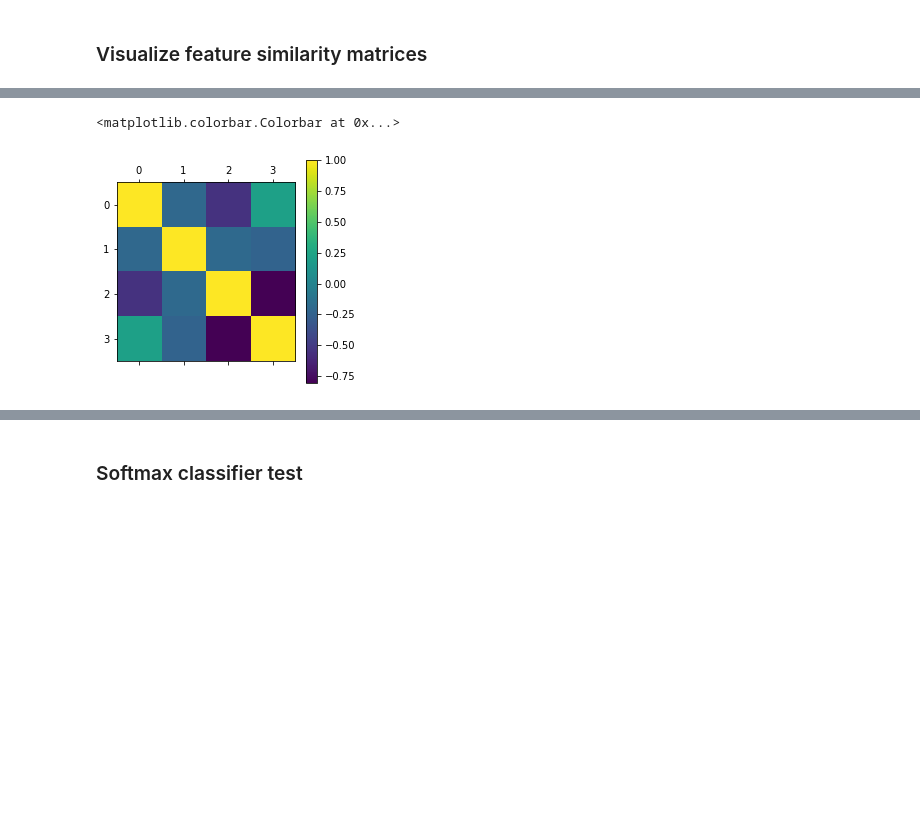
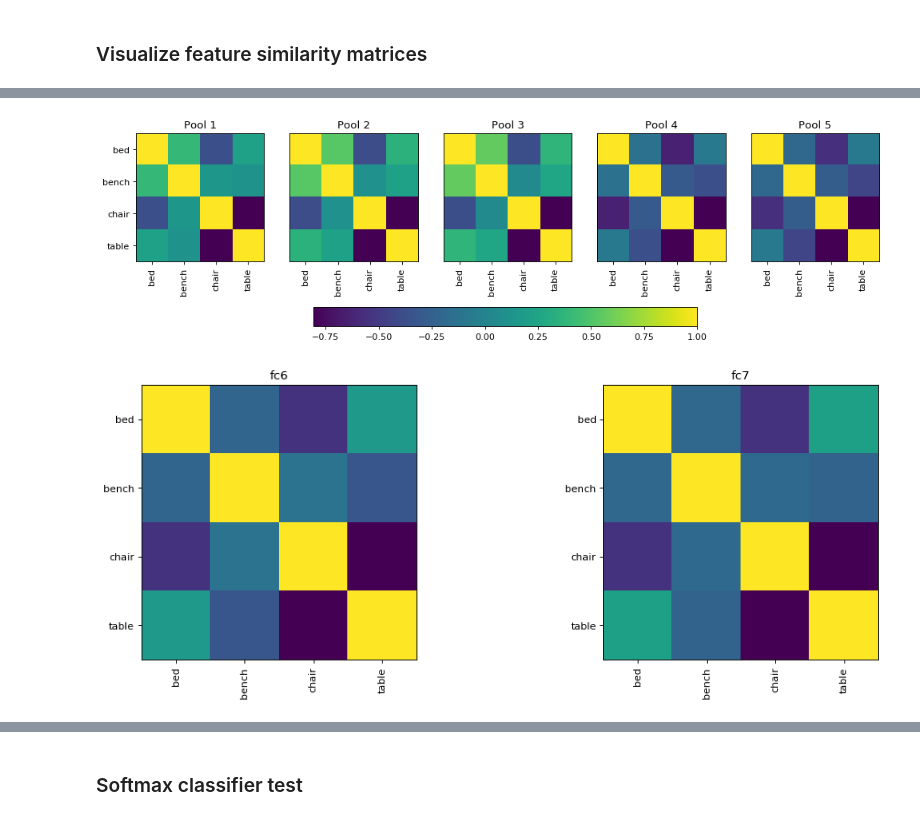
Before and after one commit to judithfan/sketchfeat, a Jupyter notebook: sketch_feature_analysis_Judy.ipynb, the cells around one changed output, grey strips where cells are left out. Cells and saved outputs as stored; diff of their text form; code cells hidden in the pictures; blank space fills up the shorter version.

```diff
--- a/sketch_feature_analysis_Judy.ipynb
+++ b/sketch_feature_analysis_Judy.ipynb
@@ -192,0 +276,9 @@ plt.colorbar()
+# %%
+SF = []
+
+for layer in xrange(0,7):
+    print ('Extracting layer ' + str(layer))
+    print('Extracting sketch features...')
+    SF_i , SL = extract_features_and_classes(sketch_paths, num_sketches, layer)
+
+    SF.append(SF_i)
@@ -203,8 +334,9 @@ def get_class_means(X, labels):
+# %%
+for layer in xrange(0,7):
+    DF[layer] = normalize(DF[layer])
 # %%
 # plot category-level similarity matrix
-means = get_class_means(Features, Labels)
-plt.matshow(np.corrcoef(means))
-plt.colorbar()
+RDM_S = []
+for layer in xrange(0,7):
+    means = get_class_means(_SF[layer], _SL)
+    RDM_S.append(np.corrcoef(means))
-# %% [output]
-<matplotlib.colorbar.Colorbar at 0x...>
-[figure, removed]
@@ -210,0 +353,40 @@ plt.colorbar()
+# %%
+fig = plt.figure(1,  figsize=(15, 5), dpi=80, facecolor='w', edgecolor='k')
+
+
+for pool_layer in xrange(0,5):
+    pltname = "Pool " + str(pool_layer + 1)
+    plt.subplot(1, 5, pool_layer + 1)
+    plt.title(pltname)
+    plt.imshow(RDM_S[pool_layer], cmap = 'viridis', interpolation='none')
+    plt.xticks(xrange(0,len(FURNITURES)), FURNITURES, rotation='vertical')
+
+    if pool_layer == 0:
+        plt.yticks(xrange(0,len(FURNITURES)), FURNITURES)
+    else:
+        plt.yticks([])
+
+
+fig2 = plt.figure(2,  figsize=(15, 5), dpi=80, facecolor='w', edgecolor='k')
+plt.subplot(121)
+plt.imshow(RDM_S[5], cmap = 'viridis', interpolation='none')
+plt.title("fc6")
+plt.xticks(xrange(0,len(FURNITURES)), FURNITURES, rotation='vertical')
+plt.yticks(xrange(0,len(FURNITURES)), FURNITURES)
+
+plt.subplot(122)
+plt.imshow(RDM_S[6],cmap = 'viridis', interpolation='none')
+plt.title("fc7")
+plt.xticks(xrange(0,len(FURNITURES)), FURNITURES, rotation='vertical')
+plt.yticks(xrange(0,len(FURNITURES)), FURNITURES)
+
+cax = fig.add_axes([0.12, 0.1, 0.78, 0.4])
+cax.get_xaxis().set_visible(False)
+cax.get_yaxis().set_visible(False)
+cax.patch.set_alpha(0)
+cax.set_frame_on(False)
+plt.colorbar(orientation='horizontal', ax=cax)
+plt.show()
+# %% [output]
+[figure, added]
+[figure, added]
```
Also changed, not shown: parts of 19 cells of this notebook, 13 other files.
